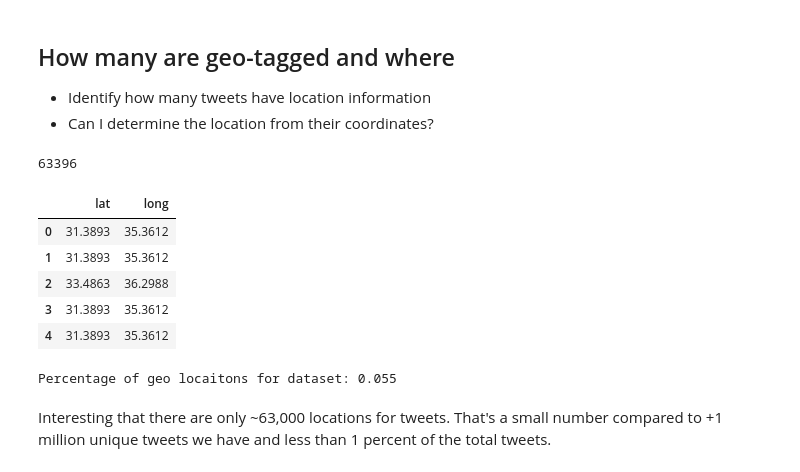
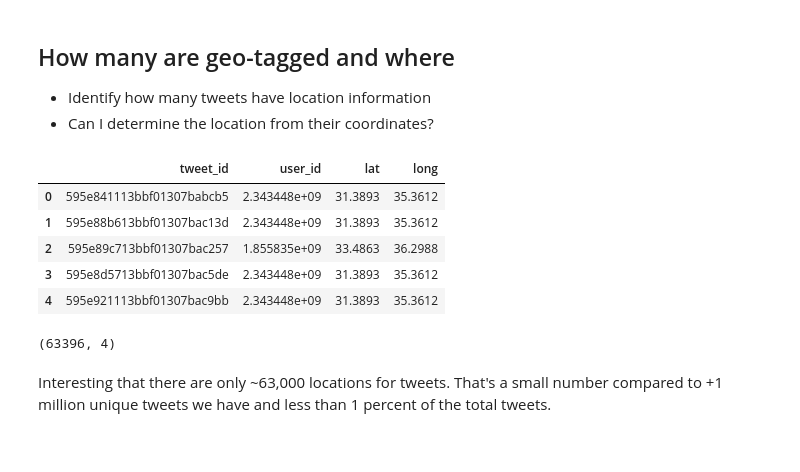
Before and after one commit to adamstueckrath/SyriaProject, a Jupyter notebook: web_scrapers/twitter_data_analysis.ipynb, the cells around one changed output. Saved outputs shown, nothing was run; the diff lists cells and outputs as text; code cells hidden in the pictures.

```diff
--- a/web_scrapers/twitter_data_analysis.ipynb
+++ b/web_scrapers/twitter_data_analysis.ipynb
@@ -220,19 +228,0 @@ for tweet in json_stream:
-# %%
-# print the length of the geo counts
-print(geo_count)
-
-# create dataframe of geo coordinates
-coordinates_df = pandas.DataFrame(geo_coordinates, columns=['lat', 'long'])
-coordinates_df.head()
-# %% [output]
-63396
-|  | lat | long |
-| 0 | 31.3893 | 35.3612 |
-| 1 | 31.3893 | 35.3612 |
-| 2 | 33.4863 | 36.2988 |
-| 3 | 31.3893 | 35.3612 |
-| 4 | 31.3893 | 35.3612 |
-# %%
-print('Percentage of geo locaitons for dataset: {}'.format(round(geo_count/count_no_retweets_json, 3)))
-# %% [output]
-Percentage of geo locaitons for dataset: 0.055
@@ -239,2 +245,25 @@ Percentage of geo locaitons for dataset: 0.055
+# %%
+# set geo_file path
+tweets_no_retweets_geo_path = twitter_data_dir / 'tweets_no_retweets' / 'tweets_no_retweets_geo.csv'
+
+# write tweets geo locations to csv file
+# tweets_geo_locations_csv(tweets_no_retweets_json_path, tweets_no_retweets_geo_path)
+# %%
+# create dataframe of geo locations
+tweet_coordinates_df = pandas.read_csv(tweets_no_retweets_geo_path, sep=',',
+                                 delimiter=None, header=None,
+                                 names=['tweet_id', 'user_id', 'lat', 'long'])
+tweet_coordinates_df.head()
+# %% [output]
+|  | tweet_id | user_id | lat | long |
+| 0 | 595e841113bbf01307babcb5 | 2.343448e+09 | 31.3893 | 35.3612 |
+| 1 | 595e88b613bbf01307bac13d | 2.343448e+09 | 31.3893 | 35.3612 |
+| 2 | 595e89c713bbf01307bac257 | 1.855835e+09 | 33.4863 | 36.2988 |
+| 3 | 595e8d5713bbf01307bac5de | 2.343448e+09 | 31.3893 | 35.3612 |
+| 4 | 595e921113bbf01307bac9bb | 2.343448e+09 | 31.3893 | 35.3612 |
+# %%
+tweet_coordinates_df.shape
+# %% [output]
+(63396, 4)
 # %% [markdown]
 Interesting that there are only ~63,000 locations for tweets. That's a small number compared to +1 million unique tweets we have and less than 1 percent of the total tweets.
```
Also changed, not shown: parts of 28 cells of this notebook.
